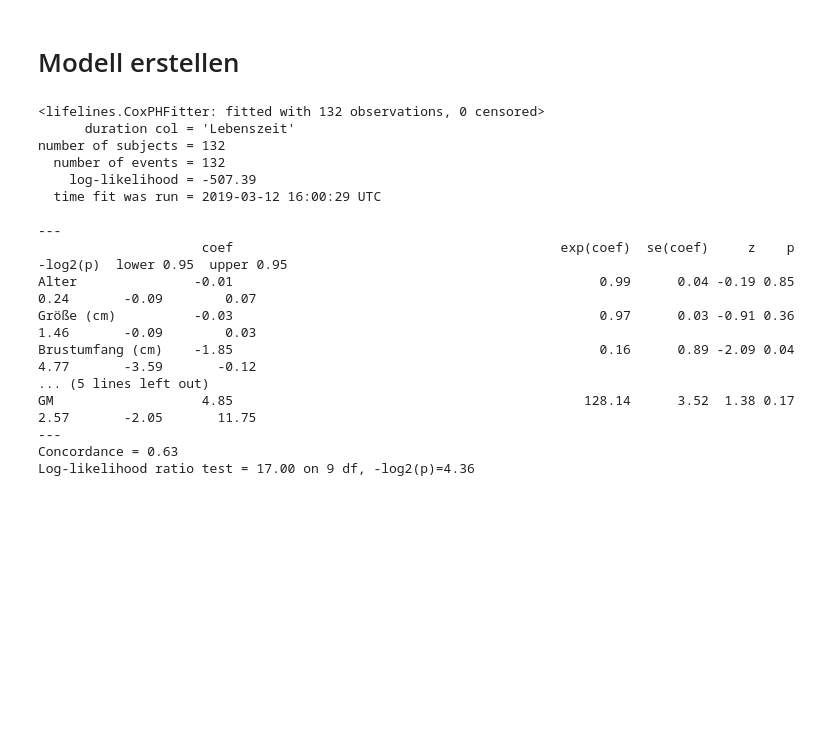
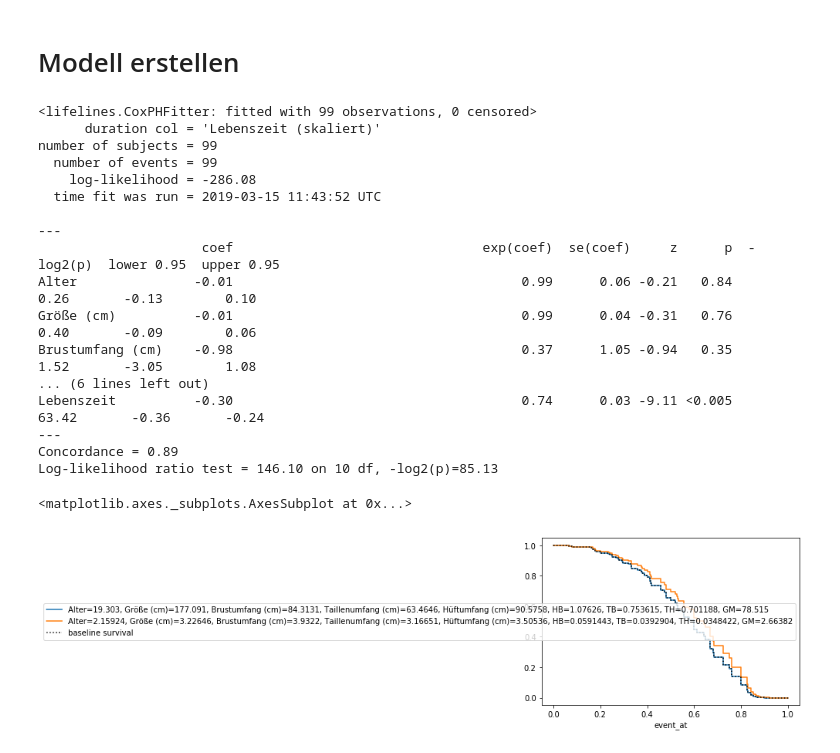
Before and after one commit to hamiltonian/GNTM, a Jupyter notebook: jupyter/GNTM Survival Analysis.ipynb, the cells around one changed output. Drawn from its saved outputs; the diff is of its cells as text; code cells hidden in the pictures; blank space fills up the shorter version.

```diff
--- a/jupyter/GNTM Survival Analysis.ipynb
+++ b/jupyter/GNTM Survival Analysis.ipynb
@@ -91,6 +91,8 @@ data['Hautfarbe'].value_counts().plot.bar(color='steelblue');
 episoden = data.groupby('Staffel').count()['Platzierung'][data['Staffel']]
 episoden.index = data.index
 data['Lebenszeit'] = episoden - data['Platzierung'] + 1
+# Berechne skalierte Lebenszeit
+data['Lebenszeit (skaliert)'] = data['Lebenszeit']/episoden
 # %%
 # Existing Values
 len(data)-data.isnull().sum()
@@ -172,25 +195,30 @@ data_num = data_clean._get_numeric_data()
 from lifelines import CoxPHFitter
 
 cph = CoxPHFitter()
-cph.fit(data_num, duration_col='Lebenszeit')
+cph.fit(X_train, duration_col='Lebenszeit (skaliert)')
 
 cph.print_summary()
 # %% [output]
-<lifelines.CoxPHFitter: fitted with 132 observations, 0 censored>
-      duration col = 'Lebenszeit'
-number of subjects = 132
-  number of events = 132
-    log-likelihood = -507.39
-  time fit was run = 2019-03-12 16:00:29 UTC
+<lifelines.CoxPHFitter: fitted with 99 observations, 0 censored>
+      duration col = 'Lebenszeit (skaliert)'
+number of subjects = 99
+  number of events = 99
+    log-likelihood = -286.08
+  time fit was run = 2019-03-15 11:43:52 UTC
 
 ---
-                     coef                                          exp(coef)  se(coef)     z    p  -log2(p)  lower 0.95  upper 0.95
-Alter               -0.01                                               0.99      0.04 -0.19 0.85      0.24       -0.09        0.07
-Größe (cm)          -0.03                                               0.97      0.03 -0.91 0.36      1.46       -0.09        0.03
-Brustumfang (cm)    -1.85                                               0.16      0.89 -2.09 0.04      4.77       -3.59       -0.12
-... (5 lines left out)
-GM                   4.85                                             128.14      3.52  1.38 0.17      2.57       -2.05       11.75
+                     coef                                exp(coef)  se(coef)     z      p  -log2(p)  lower 0.95  upper 0.95
+Alter               -0.01                                     0.99      0.06 -0.21   0.84      0.26       -0.13        0.10
+Größe (cm)          -0.01                                     0.99      0.04 -0.31   0.76      0.40       -0.09        0.06
+Brustumfang (cm)    -0.98                                     0.37      1.05 -0.94   0.35      1.52       -3.05        1.08
+... (6 lines left out)
+Lebenszeit          -0.30                                     0.74      0.03 -9.11 <0.005     63.42       -0.36       -0.24
 ---
-Concordance = 0.63
-Log-likelihood ratio test = 17.00 on 9 df, -log2(p)=4.36
+Concordance = 0.89
+Log-likelihood ratio test = 146.10 on 10 df, -log2(p)=85.13
+# %%
+cph.plot_covariate_groups(attributes, np.array([X_train[attributes].mean().values, X_train[attributes].std().values]))
+# %% [output]
+<matplotlib.axes._subplots.AxesSubplot at 0x...>
+[figure, added]
 # %%
```
Also changed, not shown: parts of 10 cells of this notebook.
